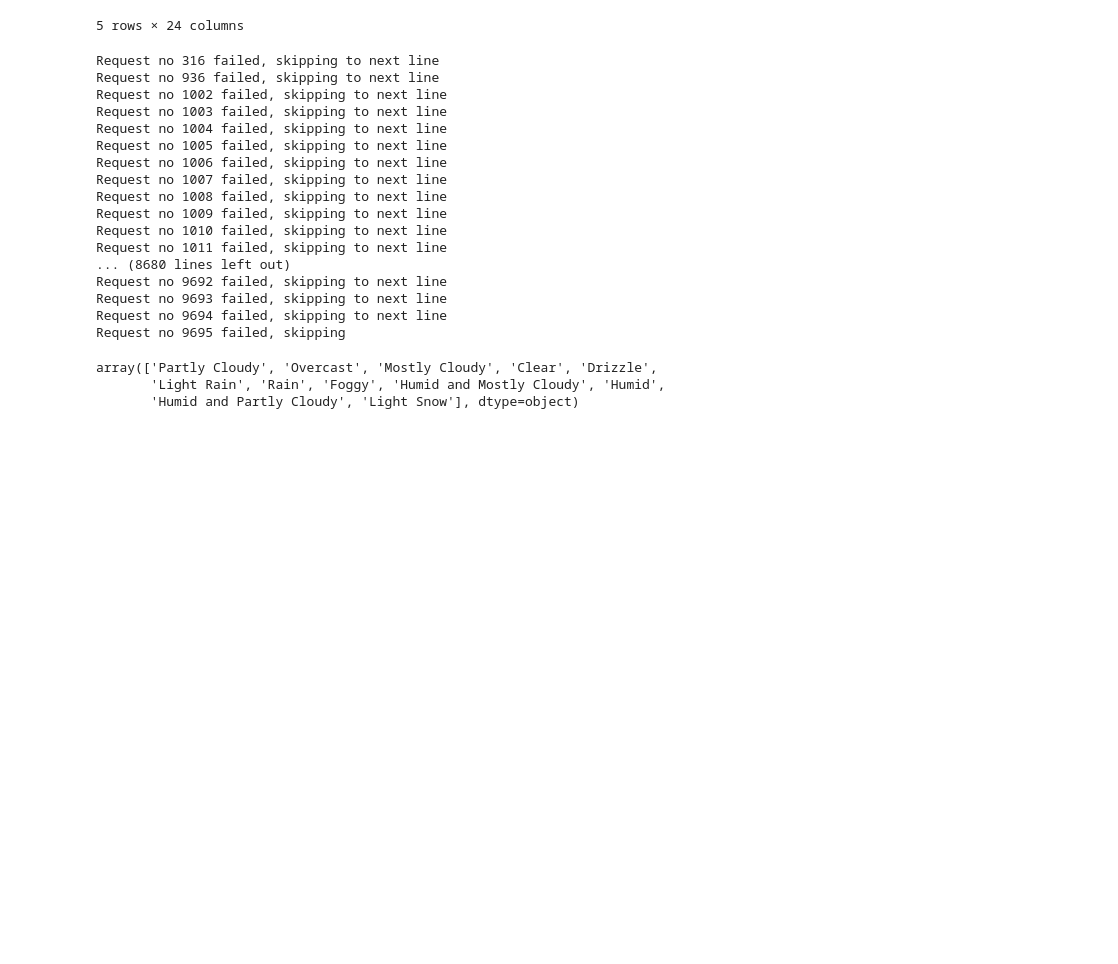
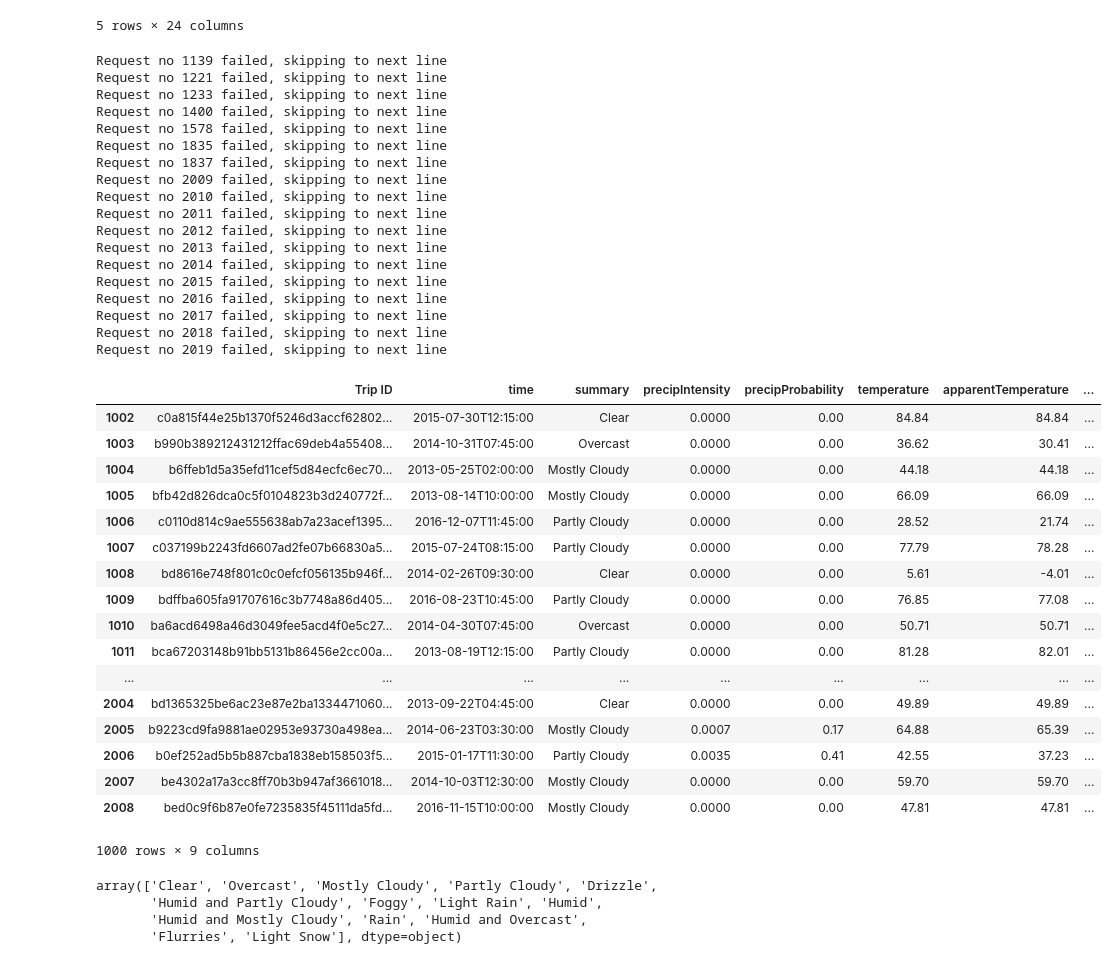
Before and after one commit to peterjorphan/07-project_one, a Jupyter notebook: api_calls.ipynb, the cells around one changed output. Saved outputs shown, nothing was run; the diff lists cells and outputs as text; code cells hidden in the pictures; blank space fills up the shorter version.

Commit message:
appended 1000 lines to csv, updated api file to append new calls and to stop once limit is reached. added notebook files, deleted old obsolete notebooks

```diff
--- a/api_calls.ipynb
+++ b/api_calls.ipynb
@@ -47,64 +47,90 @@ df.head()
 # %%
 # Save config information
 url = "https://api.darksky.net/forecast/"
+exception_count = 0
+n = 0
+
 weather_df=pd.DataFrame()
 
 # Build query URL and DataFrame
-for i in range(len(df)):
+for i in range(1002, len(df)):
     #get info from taxi ride file
     lat = df['Pickup Centroid Latitude'][i]
     lng = df['Pickup Centroid Longitude'][i]
     time = df['Trip Start Timestamp'][i]
 
     #make API calls with this info
     try:
         query_url = url + DarkSkyKey + "/" + str(lat) +"," + str(lng) + "," + time
         weather_response = requests.get(query_url)
         weather_json = weather_response.json()['currently']
         weather_df.loc[i,'Trip ID'] = df['Trip ID'][i]
         weather_df.loc[i,'time'] = time
         weather_df.loc[i,'summary'] = weather_json['summary']
         weather_df.loc[i,'precipIntensity'] = weather_json['precipIntensity']
         weather_df.loc[i,'precipProbability'] = weather_json['precipProbability']
         weather_df.loc[i,'temperature'] = weather_json['temperature']
         weather_df.loc[i,'apparentTemperature'] = weather_json['apparentTemperature']
         weather_df.loc[i,'windSpeed'] = weather_json['windSpeed']
         weather_df.loc[i,'precipProbability'] = weather_json['precipProbability']
         weather_df.loc[i,'icon'] = weather_json['icon']
+
     except:
         print(f"Request no {i} failed, skipping to next line")
-        continue
 
-#     if i>50: break
-grouped_weather = weather_df.groupby('icon')['temperature'].count()
+        if i-n == 1: exception_count += 1
+        else: exception_count = 0
 
-grouped_weather
+        n = i
+
+        if exception_count >= 5: break
+        else: continue
 
 weather_df
 # %% [output]
-Request no 316 failed, skipping to next line
-Request no 936 failed, skipping to next line
-Request no 1002 failed, skipping to next line
-Request no 1003 failed, skipping to next line
-Request no 1004 failed, skipping to next line
-Request no 1005 failed, skipping to next line
-Request no 1006 failed, skipping to next line
-Request no 1007 failed, skipping to next line
-Request no 1008 failed, skipping to next line
-Request no 1009 failed, skipping to next line
-Request no 1010 failed, skipping to next line
-Request no 1011 failed, skipping to next line
-... (8680 lines left out)
-Request no 9692 failed, skipping to next line
-Request no 9693 failed, skipping to next line
-Request no 9694 failed, skipping to next line
-Request no 9695 failed, skipping
+Request no 1139 failed, skipping to next line
+Request no 1221 failed, skipping to next line
+Request no 1233 failed, skipping to next line
+Request no 1400 failed, skipping to next line
+Request no 1578 failed, skipping to next line
+Request no 1835 failed, skipping to next line
+Request no 1837 failed, skipping to next line
+Request no 2009 failed, skipping to next line
+Request no 2010 failed, skipping to next line
+Request no 2011 failed, skipping to next line
+Request no 2012 failed, skipping to next line
+Request no 2013 failed, skipping to next line
+Request no 2014 failed, skipping to next line
+Request no 2015 failed, skipping to next line
+Request no 2016 failed, skipping to next line
+Request no 2017 failed, skipping to next line
+Request no 2018 failed, skipping to next line
+Request no 2019 failed, skipping to next line
+|  | Trip ID | time | summary | precipIntensity | precipProbability | temperature | apparentTemperature | ... |
+| 1002 | c0a815f44e25b1370f5246d3accf62802... | 2015-07-30T12:15:00 | Clear | 0.0000 | 0.00 | 84.84 | 84.84 | ... |
+| 1003 | b990b389212431212ffac69deb4a55408... | 2014-10-31T07:45:00 | Overcast | 0.0000 | 0.00 | 36.62 | 30.41 | ... |
+| 1004 | b6ffeb1d5a35efd11cef5d84ecfc6ec70... | 2013-05-25T02:00:00 | Mostly Cloudy | 0.0000 | 0.00 | 44.18 | 44.18 | ... |
+| 1005 | bfb42d826dca0c5f0104823b3d240772f... | 2013-08-14T10:00:00 | Mostly Cloudy | 0.0000 | 0.00 | 66.09 | 66.09 | ... |
+| 1006 | c0110d814c9ae555638ab7a23acef1395... | 2016-12-07T11:45:00 | Partly Cloudy | 0.0000 | 0.00 | 28.52 | 21.74 | ... |
+| 1007 | c037199b2243fd6607ad2fe07b66830a5... | 2015-07-24T08:15:00 | Partly Cloudy | 0.0000 | 0.00 | 77.79 | 78.28 | ... |
+| 1008 | bd8616e748f801c0c0efcf056135b946f... | 2014-02-26T09:30:00 | Clear | 0.0000 | 0.00 | 5.61 | -4.01 | ... |
+| 1009 | bdffba605fa91707616c3b7748a86d405... | 2016-08-23T10:45:00 | Partly Cloudy | 0.0000 | 0.00 | 76.85 | 77.08 | ... |
+| 1010 | ba6acd6498a46d3049fee5acd4f0e5c27... | 2014-04-30T07:45:00 | Overcast | 0.0000 | 0.00 | 50.71 | 50.71 | ... |
+| 1011 | bca67203148b91bb5131b86456e2cc00a... | 2013-08-19T12:15:00 | Partly Cloudy | 0.0000 | 0.00 | 81.28 | 82.01 | ... |
+| ... | ... | ... | ... | ... | ... | ... | ... | ... |
+| 2004 | bd1365325be6ac23e87e2ba1334471060... | 2013-09-22T04:45:00 | Clear | 0.0000 | 0.00 | 49.89 | 49.89 | ... |
+| 2005 | b9223cd9fa9881ae02953e93730a498ea... | 2014-06-23T03:30:00 | Mostly Cloudy | 0.0007 | 0.17 | 64.88 | 65.39 | ... |
+| 2006 | b0ef252ad5b5b887cba1838eb158503f5... | 2015-01-17T11:30:00 | Partly Cloudy | 0.0035 | 0.41 | 42.55 | 37.23 | ... |
+| 2007 | be4302a17a3cc8ff70b3b947af3661018... | 2014-10-03T12:30:00 | Mostly Cloudy | 0.0000 | 0.00 | 59.70 | 59.70 | ... |
+| 2008 | bed0c9f6b87e0fe7235835f45111da5fd... | 2016-11-15T10:00:00 | Mostly Cloudy | 0.0000 | 0.00 | 47.81 | 47.81 | ... |
+1000 rows × 9 columns
 # %%
 weather_df['summary'].unique()
 # %% [output]
-array(['Partly Cloudy', 'Overcast', 'Mostly Cloudy', 'Clear', 'Drizzle',
-       'Light Rain', 'Rain', 'Foggy', 'Humid and Mostly Cloudy', 'Humid',
-       'Humid and Partly Cloudy', 'Light Snow'], dtype=object)
+array(['Clear', 'Overcast', 'Mostly Cloudy', 'Partly Cloudy', 'Drizzle',
+       'Humid and Partly Cloudy', 'Foggy', 'Light Rain', 'Humid',
+       'Humid and Mostly Cloudy', 'Rain', 'Humid and Overcast',
+       'Flurries', 'Light Snow'], dtype=object)
 # %%
 try: os.mkdir('Output')
 except: pass
```
Also changed, not shown: parts of 1 cell of this notebook, 5 other files.
